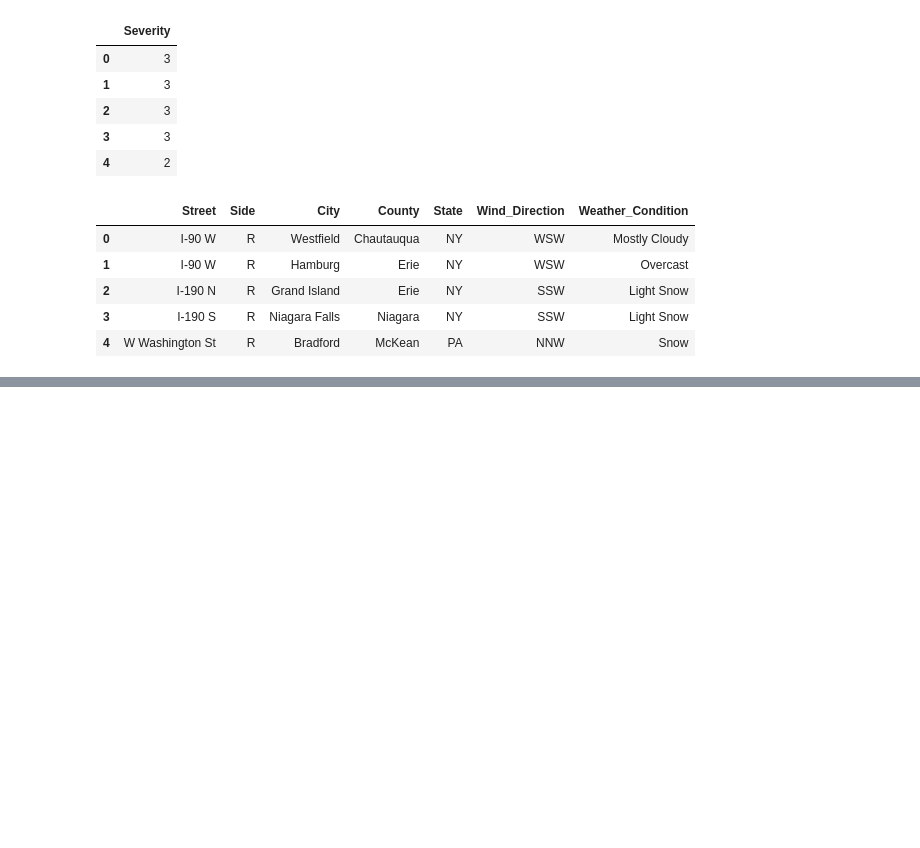
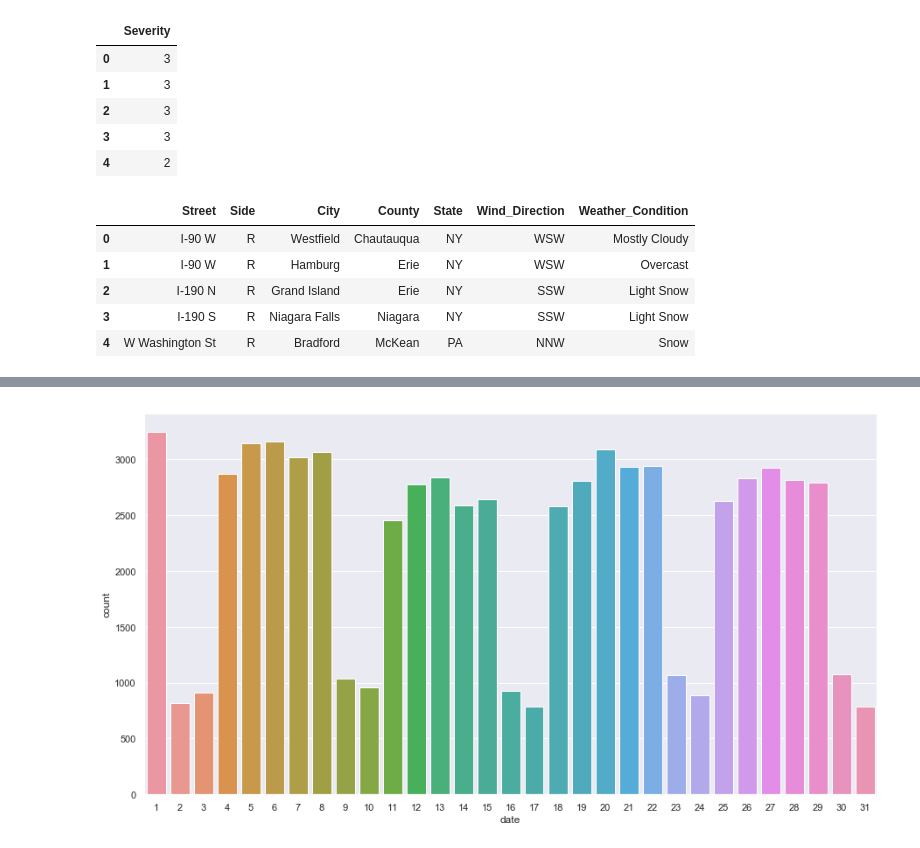
Before and after one commit to maftuhm/UAS-kapita-selekta-komputasi, a Jupyter notebook: UAS KAPITA SELEKTA KOMPUTASI.ipynb, the cells around one changed output, grey strips where cells are left out. Cells and saved outputs as stored; diff of their text form; code cells hidden in the pictures; blank space fills up the shorter version.

```diff
--- a/UAS KAPITA SELEKTA KOMPUTASI.ipynb
+++ b/UAS KAPITA SELEKTA KOMPUTASI.ipynb
@@ -224,3 +318,5 @@ data_obj.head()
 | 2 | I-190 N | R | Grand Island | Erie | NY | SSW | Light Snow |
 | 3 | I-190 S | R | Niagara Falls | Niagara | NY | SSW | Light Snow |
 | 4 | W Washington St | R | Bradford | McKean | PA | NNW | Snow |
+# %%
+data['date'] = data['Start_Time'].dt.day
@@ -226,0 +337,5 @@ data_obj.head()
+# %%
+plt.figure(figsize=(15, 8))
+p = sns.countplot(x="date", data=data)
+# %% [output]
+[figure, added]
```
Also changed, not shown: parts of 13 cells of this notebook, 1 other file.
